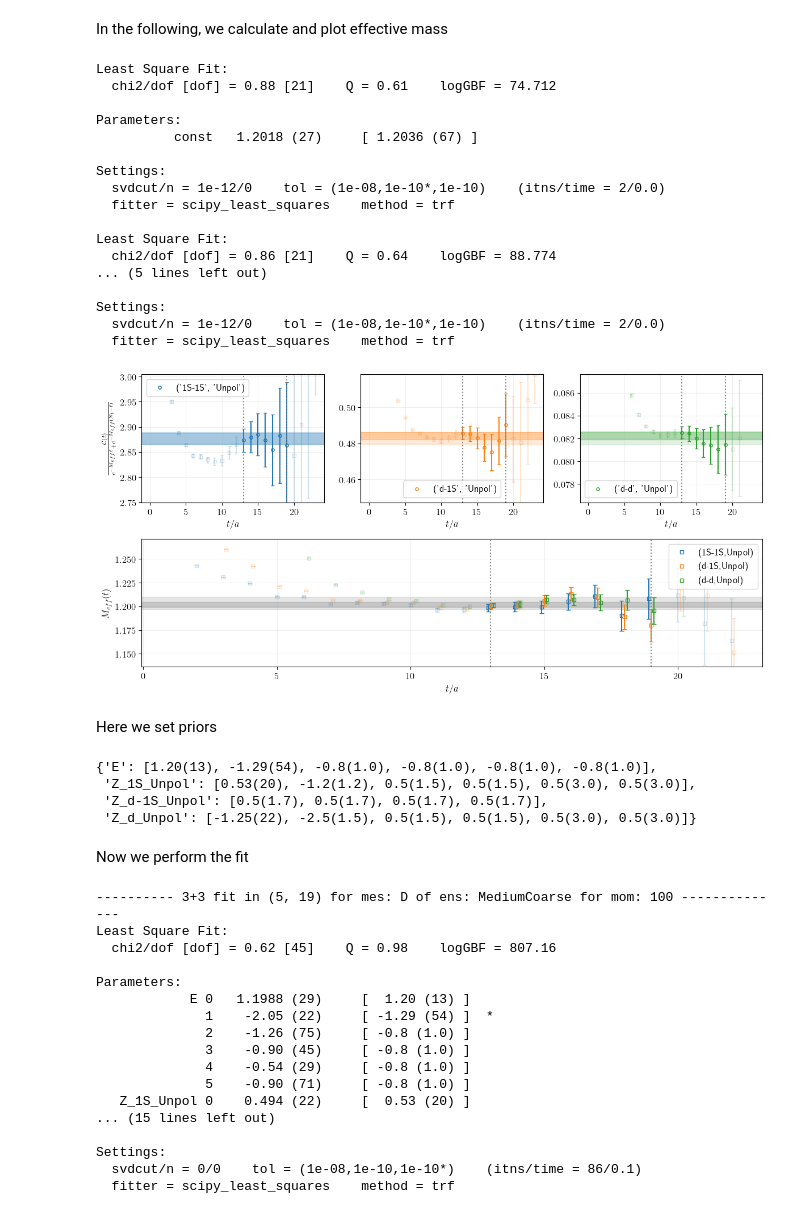
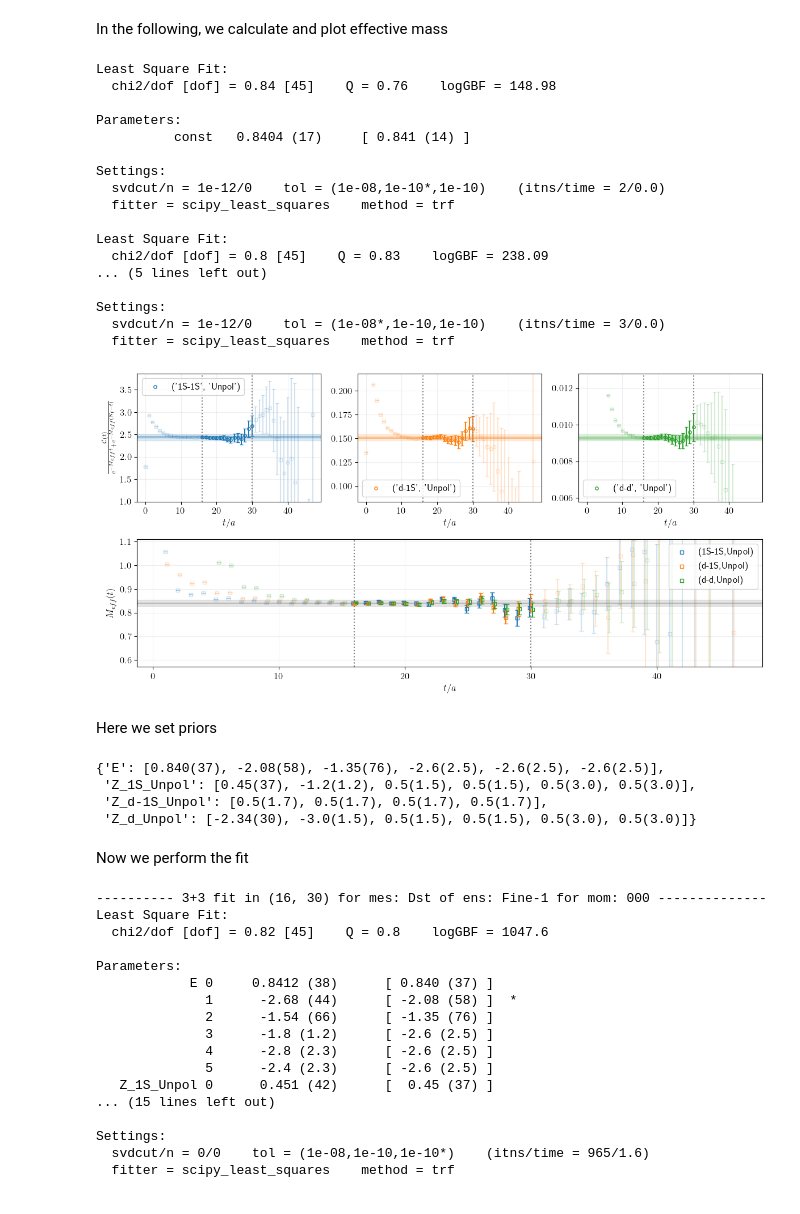
Before and after one commit to pietro-butti/B2heavy, a Jupyter notebook: notebooks/single_corr_fit.ipynb, the cells around one changed output. Saved outputs shown, nothing was run; the diff lists cells and outputs as text; code cells hidden in the pictures.

```diff
--- a/notebooks/single_corr_fit.ipynb
+++ b/notebooks/single_corr_fit.ipynb
@@ -10,7 +10,7 @@ import matplotlib.pyplot as plt
 In the following section, we set all the parameter for the analysis
 # %%
 # Correlator specifics
-ENSEMBLE = 'Coarse-1'
+ENSEMBLE = 'Fine-1'
 MESON    = 'Dst'
 MOMENTUM = '000'
 
@@ -27,8 +27,8 @@ SHRINK = True
 SVD    = 0.01
 
 # Specifics of the analysis
-TRANGE_EFF = (13,19)
-TRANGE     = (5,19)
+TRANGE_EFF = (16,30)
+TRANGE     = (16,30)
 NSTATES    = 3
 WPRIORS    = False
 JKFIT      = False
@@ -59,35 +57,35 @@ In the following, we calculate and plot effective mass
 effm,effa = stag.meff(TRANGE_EFF,verbose=True,**cov_specs)
 # %% [output]
 Least Square Fit:
-  chi2/dof [dof] = 0.88 [21]    Q = 0.61    logGBF = 74.712
+  chi2/dof [dof] = 0.84 [45]    Q = 0.76    logGBF = 148.98
 
 Parameters:
-          const   1.2018 (27)     [ 1.2036 (67) ]
+          const   0.8404 (17)     [ 0.841 (14) ]
 
 Settings:
   svdcut/n = 1e-12/0    tol = (1e-08,1e-10*,1e-10)    (itns/time = 2/0.0)
   fitter = scipy_least_squares    method = trf
 
 Least Square Fit:
-  chi2/dof [dof] = 0.86 [21]    Q = 0.64    logGBF = 88.774
+  chi2/dof [dof] = 0.8 [45]    Q = 0.83    logGBF = 238.09
 ... (5 lines left out)
 
 Settings:
-  svdcut/n = 1e-12/0    tol = (1e-08,1e-10*,1e-10)    (itns/time = 2/0.0)
+  svdcut/n = 1e-12/0    tol = (1e-08*,1e-10,1e-10)    (itns/time = 3/0.0)
   fitter = scipy_least_squares    method = trf
 # %%
 toplot = stag.meff(TRANGE_EFF,**cov_specs,plottable=True)
 
 plt.rcParams['text.usetex'] = True
 plt.rcParams['font.size'] = 12
 
 plt.figure(figsize=(12, 6 if len(stag.keys)/len(SMSLIST)==1 else 8))
-plot_effective_coeffs(TRANGE_EFF,*toplot)
+plot_effective_coeffs(TRANGE_EFF,Aknob=20,*toplot)
 
 plt.tight_layout()
 plt.show()
 # %% [output]
-[figure, old version]
+[figure, new version]
 # %% [markdown]
 Here we set priors
 # %%
@@ -98,10 +96,10 @@ priors = stag.priors(NSTATES,Meff=effm,Aeff=effa)
 
 priors
 # %% [output]
-{'E': [1.20(13), -1.29(54), -0.8(1.0), -0.8(1.0), -0.8(1.0), -0.8(1.0)],
- 'Z_1S_Unpol': [0.53(20), -1.2(1.2), 0.5(1.5), 0.5(1.5), 0.5(3.0), 0.5(3.0)],
+{'E': [0.840(37), -2.08(58), -1.35(76), -2.6(2.5), -2.6(2.5), -2.6(2.5)],
+ 'Z_1S_Unpol': [0.45(37), -1.2(1.2), 0.5(1.5), 0.5(1.5), 0.5(3.0), 0.5(3.0)],
  'Z_d-1S_Unpol': [0.5(1.7), 0.5(1.7), 0.5(1.7), 0.5(1.7)],
- 'Z_d_Unpol': [-1.25(22), -2.5(1.5), 0.5(1.5), 0.5(1.5), 0.5(3.0), 0.5(3.0)]}
+ 'Z_d_Unpol': [-2.34(30), -3.0(1.5), 0.5(1.5), 0.5(1.5), 0.5(3.0), 0.5(3.0)]}
 # %% [markdown]
 Now we perform the fit
 # %%
@@ -113,22 +111,22 @@ fit = stag.fit(
     **cov_specs
 )
 # %% [output]
----------- 3+3 fit in (5, 19) for mes: D of ens: MediumCoarse for mom: 100 --------------
+---------- 3+3 fit in (16, 30) for mes: Dst of ens: Fine-1 for mom: 000 --------------
 Least Square Fit:
-  chi2/dof [dof] = 0.62 [45]    Q = 0.98    logGBF = 807.16
+  chi2/dof [dof] = 0.82 [45]    Q = 0.8    logGBF = 1047.6
 
 Parameters:
-            E 0   1.1988 (29)     [  1.20 (13) ]
-              1    -2.05 (22)     [ -1.29 (54) ]  *
-              2    -1.26 (75)     [ -0.8 (1.0) ]
-              3    -0.90 (45)     [ -0.8 (1.0) ]
-              4    -0.54 (29)     [ -0.8 (1.0) ]
-              5    -0.90 (71)     [ -0.8 (1.0) ]
-   Z_1S_Unpol 0    0.494 (22)     [  0.53 (20) ]
+            E 0     0.8412 (38)      [ 0.840 (37) ]
+              1      -2.68 (44)      [ -2.08 (58) ]  *
+              2      -1.54 (66)      [ -1.35 (76) ]
+              3      -1.8 (1.2)      [ -2.6 (2.5) ]
+              4      -2.8 (2.3)      [ -2.6 (2.5) ]
+              5      -2.4 (2.3)      [ -2.6 (2.5) ]
+   Z_1S_Unpol 0      0.451 (42)      [  0.45 (37) ]
 ... (15 lines left out)
 
 Settings:
-  svdcut/n = 0/0    tol = (1e-08,1e-10,1e-10*)    (itns/time = 86/0.1)
+  svdcut/n = 0/0    tol = (1e-08,1e-10,1e-10*)    (itns/time = 965/1.6)
   fitter = scipy_least_squares    method = trf
 # %%
 fitres = stag.fit_result(
```
Also changed, not shown: parts of 4 cells of this notebook, 15 other files.
